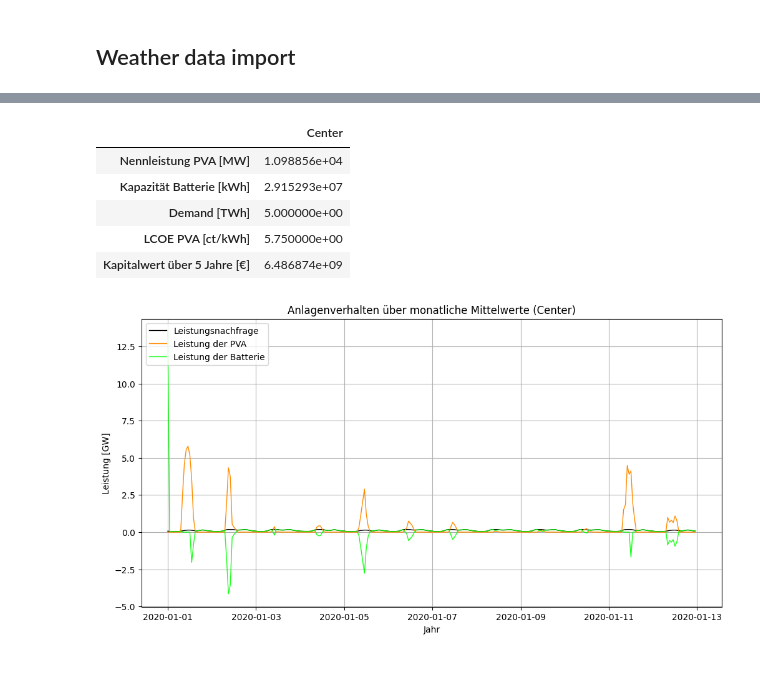
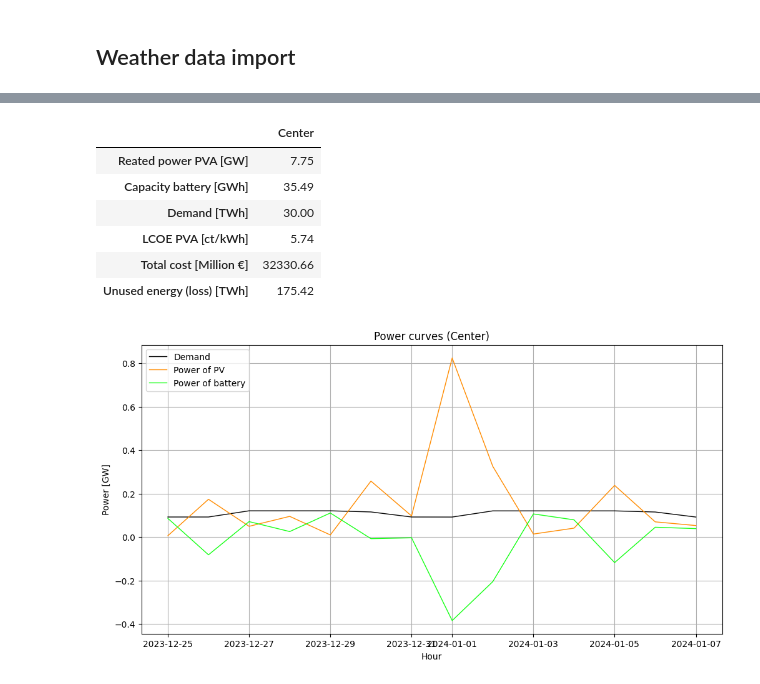
Before and after one commit to Lakim17/SERTS, a Jupyter notebook: pv_batt_opt.ipynb, the cells around one changed output, grey strips where cells are left out. Cells and saved outputs as stored; diff of their text form; code cells hidden in the pictures.

```diff
--- a/pv_batt_opt.ipynb
+++ b/pv_batt_opt.ipynb
@@ -29,10 +29,11 @@ from pyomo.opt import SolverFactory
 ## Load profile generation
 # %%
 # -- load profile
-#
-E_el_commercial = 0.45e12 # = 0.45 TWh
-E_el_agriculture = 0.15e12 # = 0.15 TWh
-E_el_households = 0.4e12 # = 0.4 TWh
+# demand
+E_el_total = 1e12 # 1 TWh
+E_el_commercial = 0.45 * E_el_total # = 0.45 TWh
+E_el_agriculture = 0.15 * E_el_total # = 0.15 TWh
+E_el_households = 0.4 * E_el_total # = 0.4 TWh
 
 # load profiles
 dict_demand_year = {}
@@ -128,7 +114,7 @@ dict_error = {}
 list_str_location = ["North", "South", "Center"]
 indexdiff_one_year = 6 * 24 * 365 # number of indices per year - leap year neglected, since shift of 10 minutes has only small influence
 list_df_location = [df_north, df_south, df_center] # temporary list for iteration, will be overwritten at the end of the loop
-list_years = ["2020", "2021", "2022", "2023", "2024"] # cleaning for each year, based on the other years
+list_years = ["2020", "2021", "2022", "2023", "2024"] # cleaning for each year, based on the other years ########################################################################### 2024 COULD BE DELETED
 list_colnames = df_north.columns.astype(str)[1:] # north is used here, but the column names apply to all stations
 for i, df_location in enumerate(list_df_location): # iteration through all location
     dict_error_measurement = {}
@@ -161,8 +147,10 @@ for i, df_location in enumerate(list_df_location): # iteration through all locat
     df_location["dhi"] *= (10000 / 600) # Conversion factor from J/(cm² * 10min) to avg W/(m²)
     df_location["pressure"] *= 100 # Conversion factor hPa to Pa
     df_location["Ø global irradiance [kWh/(m²a)]"] = df_location["ghi"] * 8.76 # Conversion factor from W/(m²) to kWh/(m²a)
+    # reduce data set to 4 years (to be able to repeat the data periodically with respect to the leap year) and resample data on hours
+    df_location = df_location.resample("h").mean()
+    df_location = df_location.loc[:"2023-12-31 23:00:00"]
     # overwrites the element in the list that stores the data frames
-    df_location = df_location.resample("h").mean()
     list_df_location[i] = df_location
 
 # vizualisation for missing values in the weather data sets
@@ -173,7 +161,7 @@ df_error = df_error.rename(index={
     "PP_10": "ambient pressure",
     "TT_10": "temperature at 2 m AGL" # above ground level
 })
-df_error.index.name = "missing values in data set"
+df_error.index.name = "missing values in data set (5 years)"
 display(df_error)
 # %% [output]
 |  | North | South | Center |
@@ -364,12 +306,11 @@ display(df_pva.round(2))
 # %%
-# -- stretch data frame to have 30 years ( life span of pv-system in frauenhofer calculation)
+# -- periodally repeat data frame to have 30 years (life span of pv-system in frauenhofer calculation)
 for i, df in enumerate(list_df_location):
-    if df.index[-1].year == 2024:
-        df = pd.concat([df] * 6)
+    if df.index[-1].year == 2023:
+        df = pd.concat(([df] * 7) + [df.loc[:"2021-12-31 23:00:00"]]) # overall 4 years times 7.5 = 30 years
         df.index = pd.date_range(start="2020-01-01", periods=len(df), freq="h")
         list_df_location[i] = df
-
-list_df_location[0]
+list_df_location[0].loc["2023-12-31 20:00:00":"2024-01-01 03:00:00"]
 # %% [output]
 |  | dhi | ghi | pressure | temp_air | Ø global irradiance [kWh/(m²a)] | dni | P_pva_scalable |
 | 2020-01-01 00:00:00 | 0.0 | 0.0 | 102826.666667 | 1.700000 | 0.0 | NaN | 0.0 |
@@ -556,51 +474,52 @@ df_result = pd.DataFrame({
 ]).rename(columns={"P_pva_scalable": "P_pva_model"})
 
 dict_results_overview_temp = {
-    "Nennleistung PVA [MW]": float(round(pyo.value(model.x_pva), 3)),
-    "Kapazität Batterie [kWh]": float(round(pyo.value(model.E_bat_max), 3)),
+    "Reated power PVA [GW]": float(round(pyo.value(model.x_pva) / 1e3, 3)),
+    "Capacity battery [GWh]": float(round(pyo.value(model.E_bat_max) / 1e6, 3)),
     "Demand [TWh]": df_result["P_demand"].sum() / 1e12,
     "LCOE PVA [ct/kWh]": round(LCOE_pva * 100, 3),
-    "Kapitalwert über 5 Jahre [€]": float(round(pyo.value(model.objective), 3))
+    "Total cost [Million €]": float(round(pyo.value(model.objective) / 1e6, 3)),
+    "Unused energy (loss) [TWh]": df_result["loss"].sum() / 1e12
 }
 dict_results_overview[list_str_location[i]] = dict_results_overview_temp
 df_results_overview = pd.DataFrame(dict_results_overview)
 display(df_results_overview.round(2))
 # %% [output]
 |  | Center |
-| Nennleistung PVA [MW] | 1.098856e+04 |
-| Kapazität Batterie [kWh] | 2.915293e+07 |
-| Demand [TWh] | 5.000000e+00 |
-| LCOE PVA [ct/kWh] | 5.750000e+00 |
-| Kapitalwert über 5 Jahre [€] | 6.486874e+09 |
+| Reated power PVA [GW] | 7.75 |
+| Capacity battery [GWh] | 35.49 |
+| Demand [TWh] | 30.00 |
+| LCOE PVA [ct/kWh] | 5.74 |
+| Total cost [Million €] | 32330.66 |
+| Unused energy (loss) [TWh] | 175.42 |
 # %%
 # -- Visualisierung der Modellausgaben
 df_result_for_visualization = df_result.loc[
-    "2020-01-01 00:00:00":"2020-01-12 23:50:00", ("P_pva_model", "P_bat", "P_demand", "loss")
-    ]#.resample("ME").mean()
-# 2023-04-30
+    "2023-12-25":"2024-01-07", ("P_pva_model", "P_bat", "P_demand", "loss") # "2020-06-01 00:00:00":"2020-06-12 23:50:00"
+    ].resample("D").mean()
 # df_result_for_visualization = df_result_for_visualization.groupby(df_result_for_visualization.index.time).mean()
 
 x = df_result_for_visualization.index #[t.hour + t.minute / 60 for t in df_result_for_visualization.index] #
 y_demand = df_result_for_visualization["P_demand"] / 1e9
 y_pva = df_result_for_visualization["P_pva_model"] / 1e9
 y_bat = df_result_for_visualization["P_bat"] / 1e9
 y_loss = df_result_for_visualization["loss"] / 1e9
 y_sum = y_pva - y_loss + y_bat
 
 fig, ax1 = plt.subplots(figsize=(12, 6))
 
-ax1.plot(x, y_demand, label="Leistungsnachfrage", linewidth=1, color="black", alpha=1)
-ax1.plot(x, y_pva, label="Leistung der PVA", linewidth=1, color="darkorange", alpha=1)
-ax1.plot(x, y_bat, label="Leistung der Batterie", linewidth=1, color="lime", alpha=0.9)
-ax1.set_ylabel("Leistung [GW]")
-ax1.set_xlabel("Jahr") ######### Stunden
+ax1.plot(x, y_demand, label="Demand", linewidth=1, color="black", alpha=1)
+ax1.plot(x, y_pva, label="Power of PV", linewidth=1, color="darkorange", alpha=1)
+ax1.plot(x, y_bat, label="Power of battery", linewidth=1, color="lime", alpha=0.9)
+ax1.set_ylabel("Power [GW]")
+ax1.set_xlabel("Hour") ######### Year
 ax1.legend(loc="upper left")
 
 # ax1.set_xticks([0, 4, 8, 12, 16, 20, 24]) #########
 
 plt.grid(True)
 
-plt.title(f"Anlagenverhalten über monatliche Mittelwerte ({list_str_location[i]})") # durchschnittlichen Tag
+plt.title(f"Power curves ({list_str_location[i]})")
 plt.show()
 # %% [output]
-[figure, old version]
+[figure, new version]
```
Also changed, not shown: parts of 8 cells of this notebook, 1 other file.
